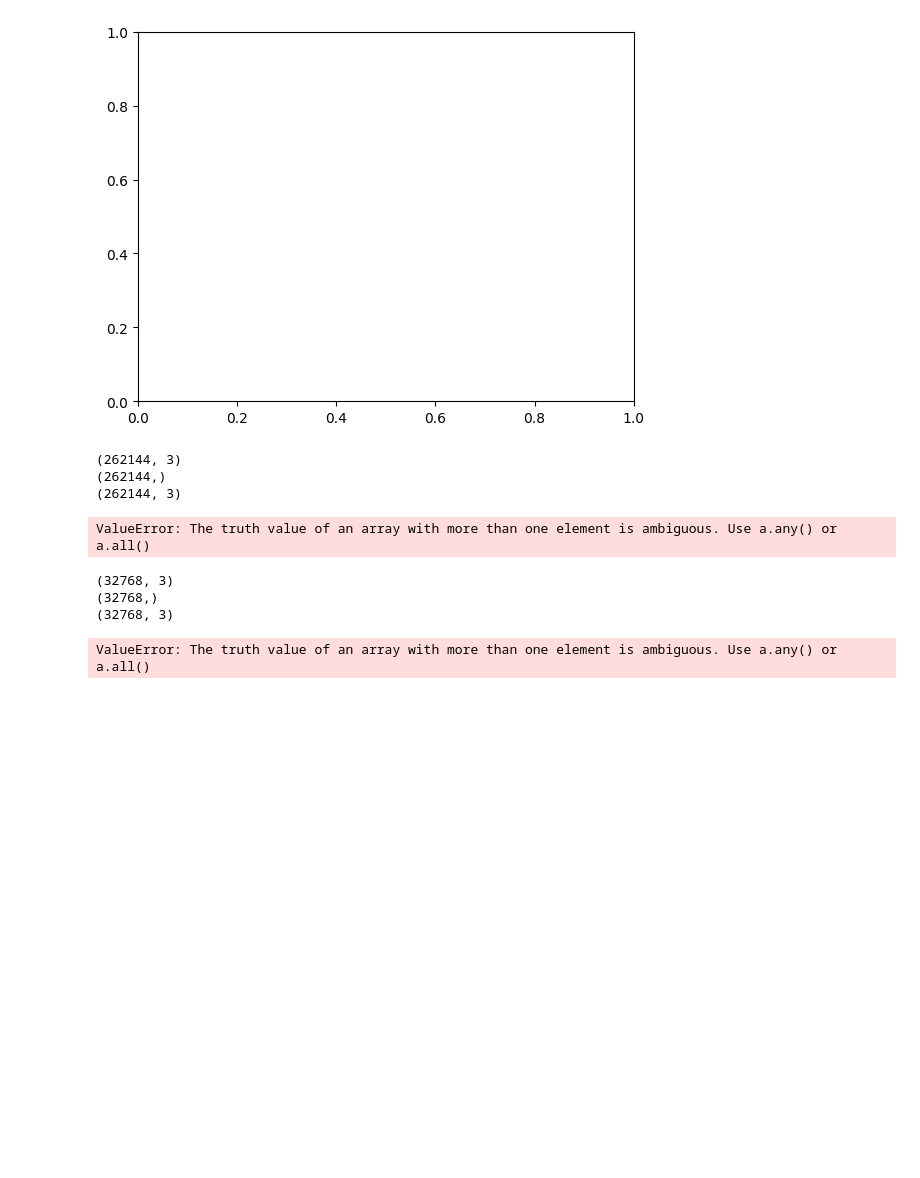
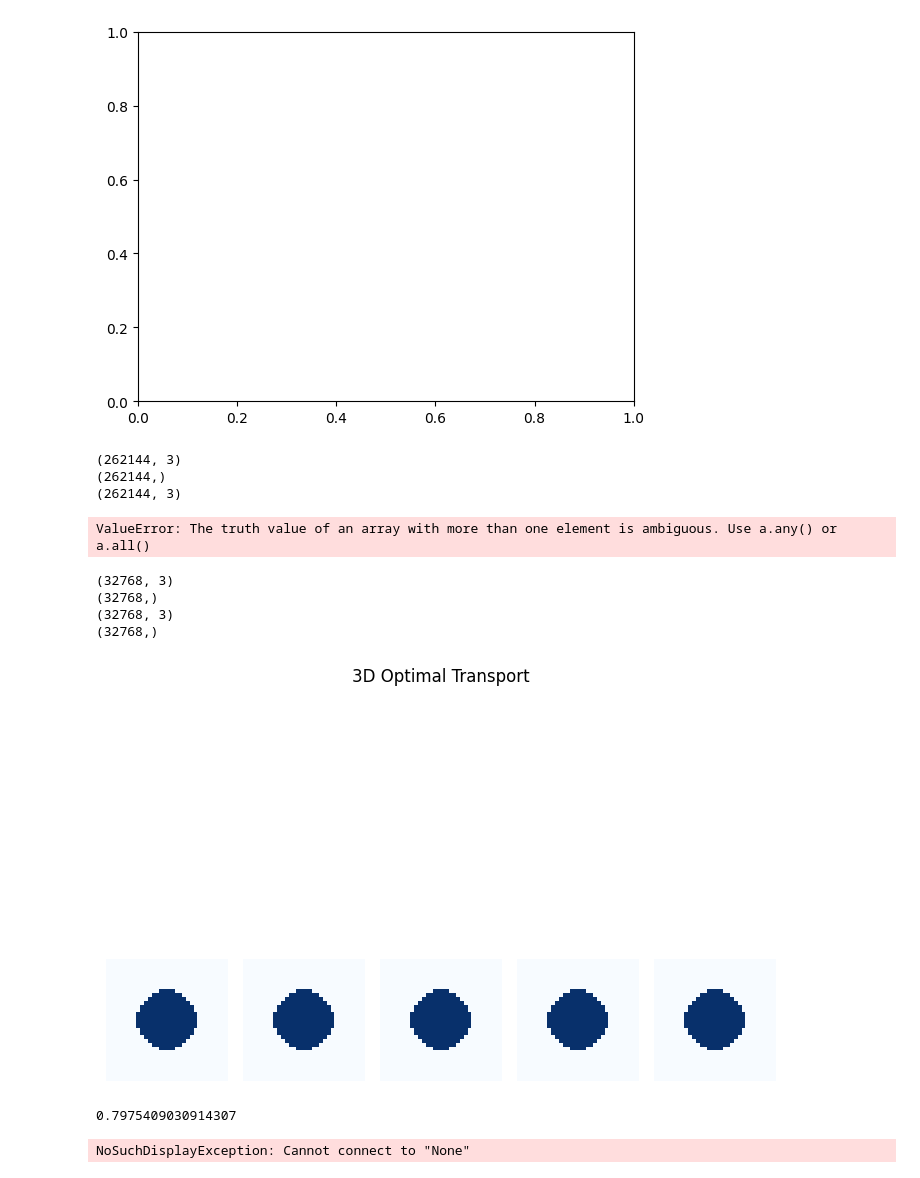
Before and after one commit to Shona173/codes, a Jupyter notebook: 3DSDF_OT.ipynb, the cells around one changed output. Cells and saved outputs as stored; diff of their text form; code cells hidden in the pictures; blank space fills up the shorter version.

```diff
--- a/3DSDF_OT.ipynb
+++ b/3DSDF_OT.ipynb
@@ -68,6 +68,7 @@ def sdf_octahedron(p, s=0.5):
         return m * 0.57735027  # 1/sqrt(3)
 
     k = clamp(0.5 * (q[2] - q[1] + s), 0.0, s)
+    return np.linalg.norm(np.array([q[0], q[1] - s + k, q[2] - k]))
 # %%
 def r_union(f1, f2):
     return f1 + f2 + np.sqrt(f1**2 + f2**2)
@@ -232,7 +233,7 @@ grid_size = 32
 grid = gen_grid(grid_size, -2.0, 2.0)
 
 f1 = sample_and_normalize(sdf_sphere, grid, grid_size)
-f2 = sample_and_normalize(sdf_octahedron, grid, grid_size)
+f2 = sample_and_normalize(sdf_sphere, grid, grid_size)
 
 A = np.array([f1, f2])
 
@@ -241,31 +242,102 @@ reg = 0.004
 
 v1 = np.array((1, 0))
 v2 = np.array((0, 1))
 
 fig, axes = plt.subplots(1, nb_images, figsize=(7, 7))
 plt.suptitle("3D Optimal Transport")
 cm = "Blues"
 
 for i in range(nb_images):
     tx = float(i) / (nb_images - 1)
     weights = (1 - tx) * v1 + tx * v2
 
     if i == 0:
         axes[i].imshow(f1[:, :, grid_size // 2], cmap=cm)
     elif i == (nb_images - 1):
         axes[i].imshow(f2[:, :, grid_size // 2], cmap=cm)
     else:
         f_ot = convolutional_barycenter3d(A, reg, weights)
         axes[i].imshow(f_ot[:, :, grid_size // 2], cmap=cm)
 
     axes[i].axis("off")
 
 plt.tight_layout()
 plt.show()
 end=time.time()
 print(end-start)
 # %% [output]
 (32768, 3)
 (32768,)
 (32768, 3)
+(32768,)
+[figure, added]
-ValueError: The truth value of an array with more than one element is ambiguous. Use a.any() or a.all()
+0.7975409030914307
+# %%
+# === Space-Time Blending の SDF ===
+def visualize_space_time_blending(f1, f2, t, grid_size=64, bounds=(-2, 2), output_file="output.png"):
+    """
+    Generate a 3D mesh using Space-Time Blending and render it using ray-tracing.
+
+    Parameters:
+        f1, f2: SDF functions
+        t: Interpolation parameter (0 to 1)
+        grid_size: Resolution of the SDF grid
+        bounds: 3D space bounds (min, max)
+        output_file: File to save the rendered image
+    """
+    # 1. 3D Grid を生成
+    x = np.linspace(bounds[0], bounds[1], grid_size)
+    y = np.linspace(bounds[0], bounds[1], grid_size)
+    z = np.linspace(bounds[0], bounds[1], grid_size)
+    X, Y, Z = np.meshgrid(x, y, z, indexing="ij")
+
+    grid = np.stack([X.ravel(), Y.ravel(), Z.ravel()], axis=1)
+
+    # 2. Space-Time Blending を適用 (3D SDF を取得)
+    sdf_values = space_time_blending(f1, f2, np.array([t]), grid)
+    sdf_values = sdf_values.reshape(grid_size, grid_size, grid_size)
+
+    # 3. Marching Cubes で三角形メッシュを作成
+    verts, faces, normals, _ = skimage.measure.marching_cubes(sdf_values, level=0.0)
+
+    # 4. trimesh でメッシュを作成
+    mesh = trimesh.Trimesh(vertices=verts, faces=faces, vertex_normals=normals)
+
+    # 5. pyrender で Ray-Tracing 画像を生成
+    scene = pyrender.Scene()
+    scene.add(pyrender.Mesh.from_trimesh(mesh))
+
+    # カメラ設定
+    camera = pyrender.PerspectiveCamera(yfov=np.pi / 3.0)
+    scene.add(camera, pose=np.array([
+        [1, 0, 0, 0],
+        [0, 1, 0, 0],
+        [0, 0, 1, 3],  # Z方向に移動
+        [0, 0, 0, 1]
+    ]))
+
+    # ライト設定
+    light = pyrender.DirectionalLight(color=np.ones(3), intensity=2.0)
+    scene.add(light, pose=np.eye(4))
+
+    # 画像レンダリング
+    r = pyrender.OffscreenRenderer(800, 800)
+    color, _ = r.render(scene)
+
+    # 6. 画像を保存
+    plt.imsave(output_file, color)
+
+    print(f"Rendered image saved: {output_file}")
+
+# === SDF 関数の定義 ===
+def sdf_sphere(p, r=1.0):
+    return np.sqrt(np.sum(p**2, axis=1)) - r
+
+def sdf_box(p, b=np.array([1.0, 1.0, 1.0])):
+    q = np.abs(p) - b
+    return np.linalg.norm(np.maximum(q, 0.0), axis=1) + np.minimum(np.maximum(q[:,0], np.maximum(q[:,1], q[:,2])), 0.0)
+
+# === 実行（t=0.5 の場合） ===
+visualize_space_time_blending(sdf_sphere, sdf_box, t=0.5, output_file="blended_mesh.png")
+# %% [output]
+NoSuchDisplayException: Cannot connect to "None"
```
